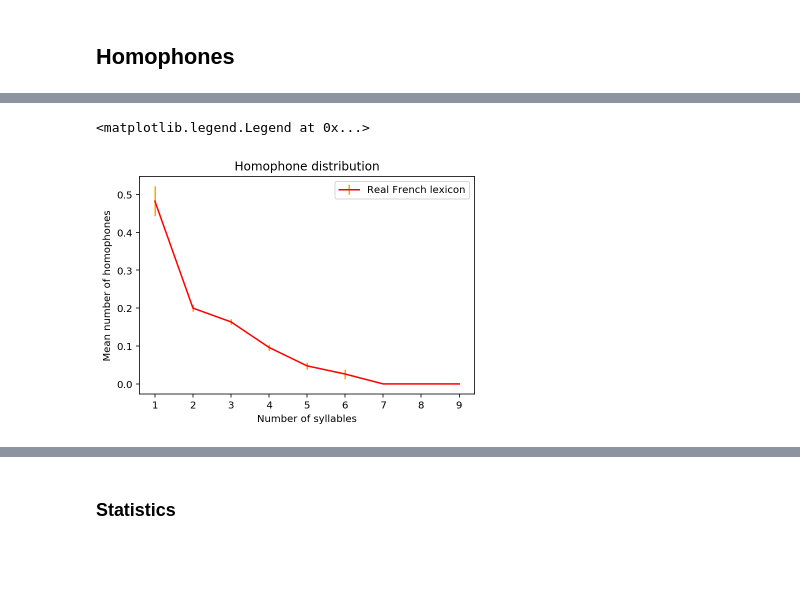
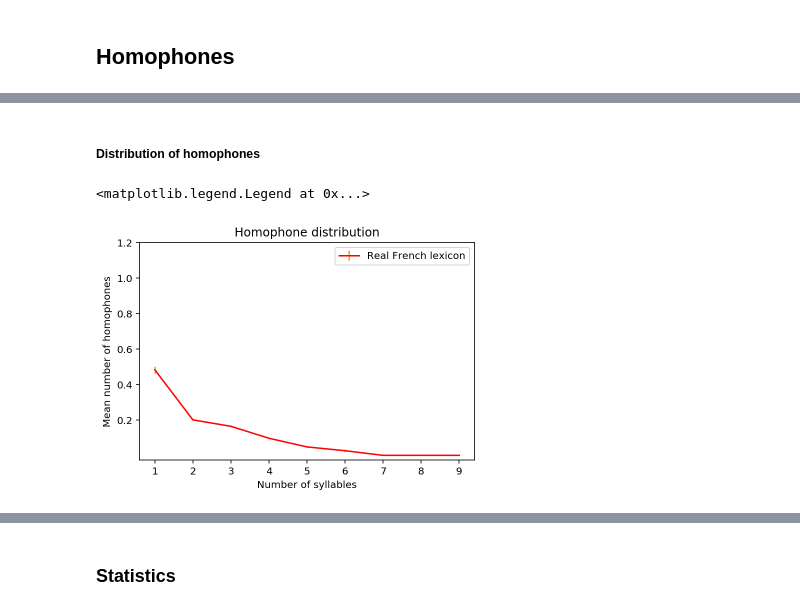
Before and after one commit to seantrott/homophone_simulations, a Jupyter notebook: using_null_lexicons.ipynb, the cells around one changed output, grey strips where cells are left out. Drawn from its saved outputs; the diff is of its cells as text; code cells hidden in the pictures; blank space fills up the shorter version.

```diff
--- a/using_null_lexicons.ipynb
+++ b/using_null_lexicons.ipynb
@@ -738,3 +826,5 @@ REAL_FRENCH_PERCENTAGE
+# %% [markdown]
+##### Distribution of homophones
 # %%
 df_agg_real = utils.agg_homophones_by_syllable(df_celex_processed,
                                                syl_column='num_sylls_est',
@@ -743,14 +833,14 @@ df_agg_real = utils.agg_homophones_by_syllable(df_celex_processed,
 # %%
 plt.title("Homophone distribution")
 plt.xlabel("Number of syllables")
 plt.ylabel("Mean number of homophones")
 
 plt.errorbar(df_agg_real['num_sylls'], df_agg_real['mean_homophones'],
-                    yerr=df_agg_real['sem_homophones']*2, color="red", ecolor="orange",
+                    yerr=df_agg_real['sem_homophones'], color="red", ecolor="orange",
             label = "Real French lexicon")
-# plt.xticks(list(range(1, 10)))
-# plt.yticks([.1, .2, .3, .4, .5, .6, .7, .8, .9, 1, 1.1, 1.2, 1.3])
+plt.xticks(list(range(1, 10)))
+plt.yticks([.2, .4, .6, .8, 1, 1.2])
 plt.legend(loc='upper right')
 # %% [output]
 <matplotlib.legend.Legend at 0x...>
-[figure, old version]
+[figure, new version]
```
Also changed, not shown: parts of 21 cells of this notebook, 4 other files.
